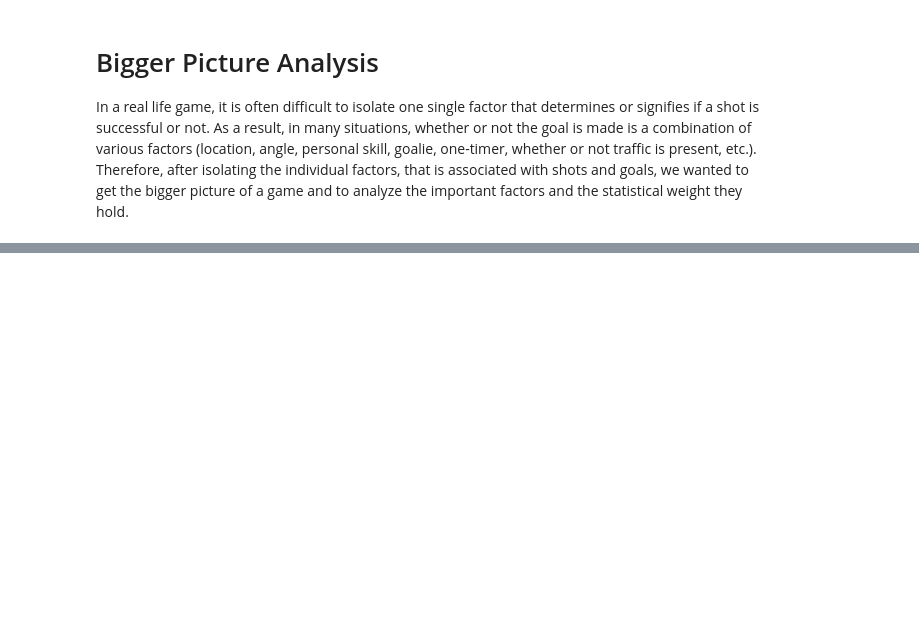
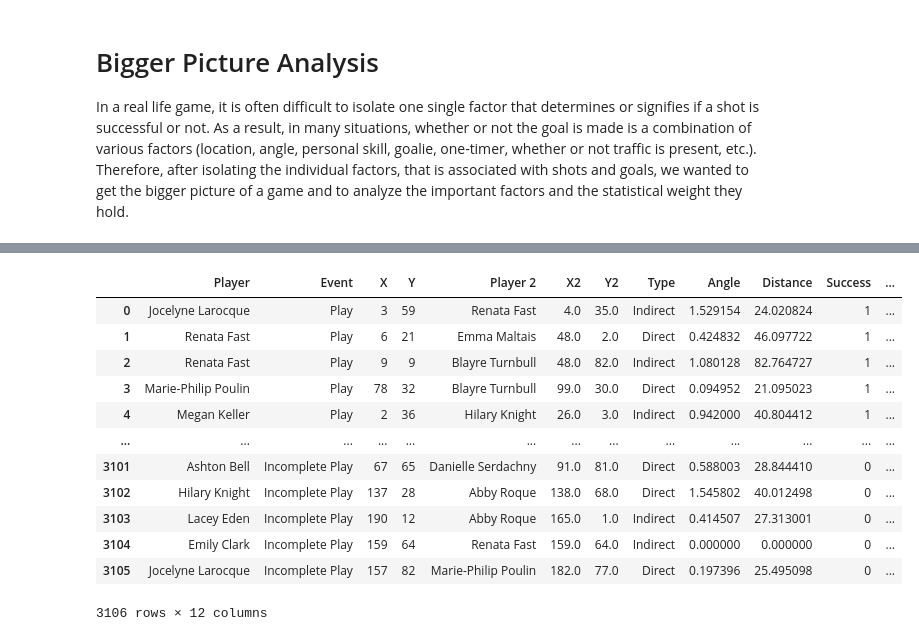
Before and after one commit to yzhao2433/big_red_cup24, a Jupyter notebook: Ying - Exploratory Analysis.ipynb, the cells around one changed output, grey strips where cells are left out. Saved outputs shown, nothing was run; the diff lists cells and outputs as text; code cells hidden in the pictures; blank space fills up the shorter version.

```diff
--- a/Ying - Exploratory Analysis.ipynb
+++ b/Ying - Exploratory Analysis.ipynb
@@ -330,0 +372,16 @@ dist_plot.axvline(x = mean_est_dist,
+# %%
+df_pass
+# %% [output]
+|  | Player | Event | X | Y | Player 2 | X2 | Y2 | Type | Angle | Distance | Success | ... |
+| 0 | Jocelyne Larocque | Play | 3 | 59 | Renata Fast | 4.0 | 35.0 | Indirect | 1.529154 | 24.020824 | 1 | ... |
+| 1 | Renata Fast | Play | 6 | 21 | Emma Maltais | 48.0 | 2.0 | Direct | 0.424832 | 46.097722 | 1 | ... |
+| 2 | Renata Fast | Play | 9 | 9 | Blayre Turnbull | 48.0 | 82.0 | Indirect | 1.080128 | 82.764727 | 1 | ... |
+| 3 | Marie-Philip Poulin | Play | 78 | 32 | Blayre Turnbull | 99.0 | 30.0 | Direct | 0.094952 | 21.095023 | 1 | ... |
+| 4 | Megan Keller | Play | 2 | 36 | Hilary Knight | 26.0 | 3.0 | Indirect | 0.942000 | 40.804412 | 1 | ... |
+| ... | ... | ... | ... | ... | ... | ... | ... | ... | ... | ... | ... | ... |
+| 3101 | Ashton Bell | Incomplete Play | 67 | 65 | Danielle Serdachny | 91.0 | 81.0 | Direct | 0.588003 | 28.844410 | 0 | ... |
+| 3102 | Hilary Knight | Incomplete Play | 137 | 28 | Abby Roque | 138.0 | 68.0 | Direct | 1.545802 | 40.012498 | 0 | ... |
+| 3103 | Lacey Eden | Incomplete Play | 190 | 12 | Abby Roque | 165.0 | 1.0 | Indirect | 0.414507 | 27.313001 | 0 | ... |
+| 3104 | Emily Clark | Incomplete Play | 159 | 64 | Renata Fast | 159.0 | 64.0 | Indirect | 0.000000 | 0.000000 | 0 | ... |
+| 3105 | Jocelyne Larocque | Incomplete Play | 157 | 82 | Marie-Philip Poulin | 182.0 | 77.0 | Direct | 0.197396 | 25.495098 | 0 | ... |
+3106 rows × 12 columns
```
Also changed, not shown: parts of 24 cells of this notebook.
